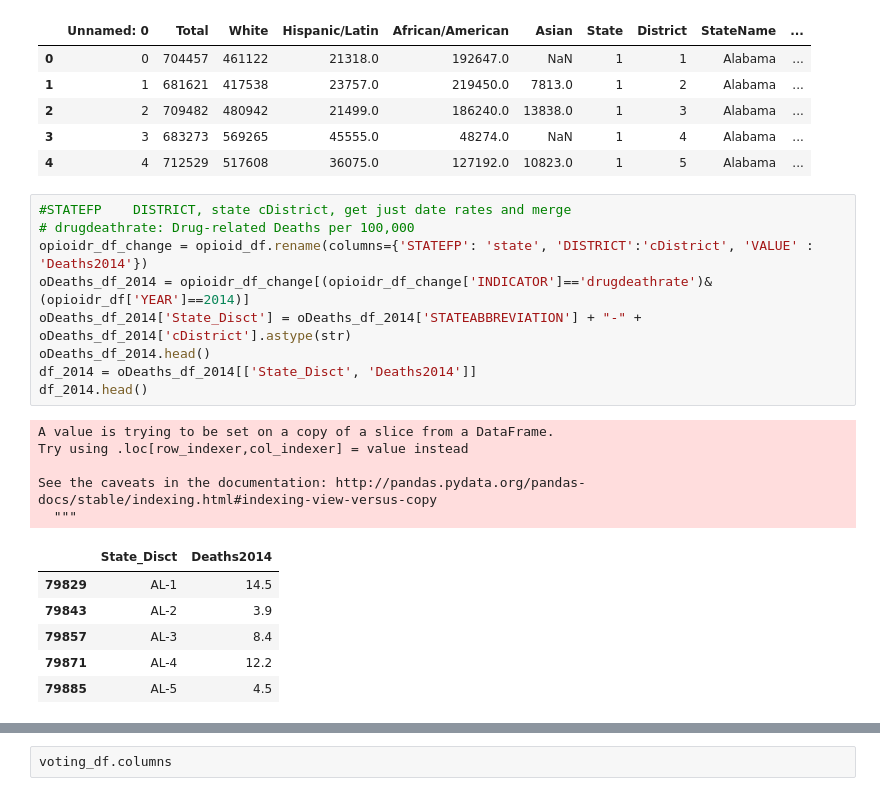
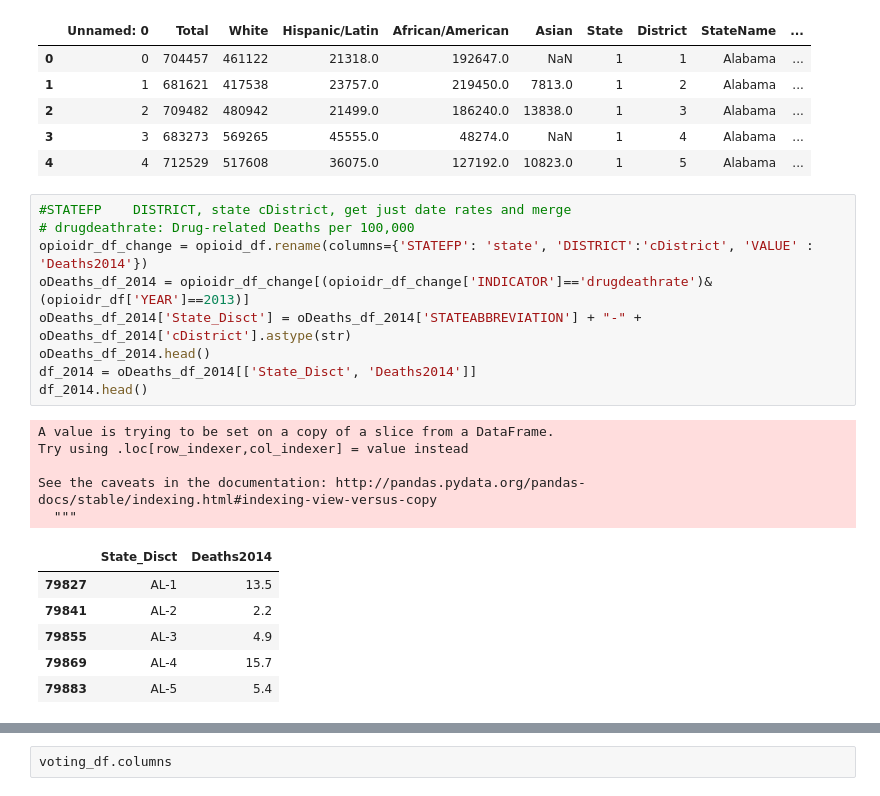
Before and after one commit to GregPoppe/opioid_project, a Jupyter notebook: charts.ipynb, the cells around one changed output, grey strips where cells are left out. Saved outputs shown, nothing was run; the diff lists cells and outputs as text.

```diff
--- a/charts.ipynb
+++ b/charts.ipynb
@@ -30,24 +30,24 @@ ethnicity_df.head()
 # %%
 #STATEFP	DISTRICT, state	cDistrict, get just date rates and merge
 # drugdeathrate: Drug-related Deaths per 100,000
 opioidr_df_change = opioid_df.rename(columns={'STATEFP': 'state', 'DISTRICT':'cDistrict', 'VALUE' : 'Deaths2014'})
-oDeaths_df_2014 = opioidr_df_change[(opioidr_df_change['INDICATOR']=='drugdeathrate')& (opioidr_df['YEAR']==2014)]
+oDeaths_df_2014 = opioidr_df_change[(opioidr_df_change['INDICATOR']=='drugdeathrate')& (opioidr_df['YEAR']==2013)]
 oDeaths_df_2014['State_Disct'] = oDeaths_df_2014['STATEABBREVIATION'] + "-" + oDeaths_df_2014['cDistrict'].astype(str)
 oDeaths_df_2014.head()
 df_2014 = oDeaths_df_2014[['State_Disct', 'Deaths2014']]
 df_2014.head()
 # %% [output]
 A value is trying to be set on a copy of a slice from a DataFrame.
 Try using .loc[row_indexer,col_indexer] = value instead
 
 See the caveats in the documentation: http://pandas.pydata.org/pandas-docs/stable/indexing.html#indexing-view-versus-copy
   """
 |  | State_Disct | Deaths2014 |
-| 79829 | AL-1 | 14.5 |
-| 79843 | AL-2 | 3.9 |
-| 79857 | AL-3 | 8.4 |
-| 79871 | AL-4 | 12.2 |
-| 79885 | AL-5 | 4.5 |
+| 79827 | AL-1 | 13.5 |
+| 79841 | AL-2 | 2.2 |
+| 79855 | AL-3 | 4.9 |
+| 79869 | AL-4 | 15.7 |
+| 79883 | AL-5 | 5.4 |
 # %%
 #STATEFP	DISTRICT, state	cDistrict, get just date rates and merge
 # drugdeathrate: Drug-related Deaths per 100,000
```
Also changed, not shown: parts of 19 cells of this notebook, 9 other files.
